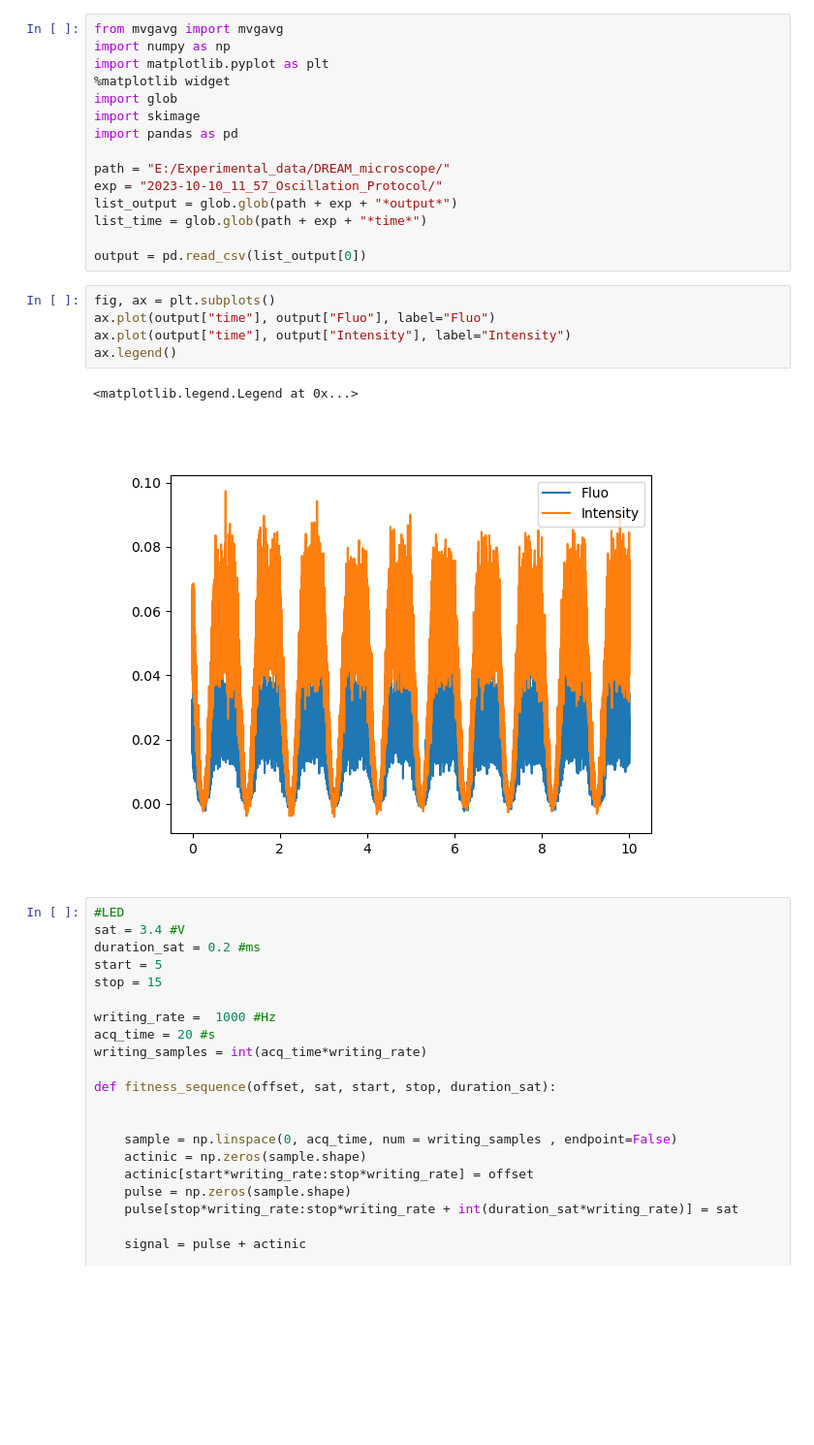
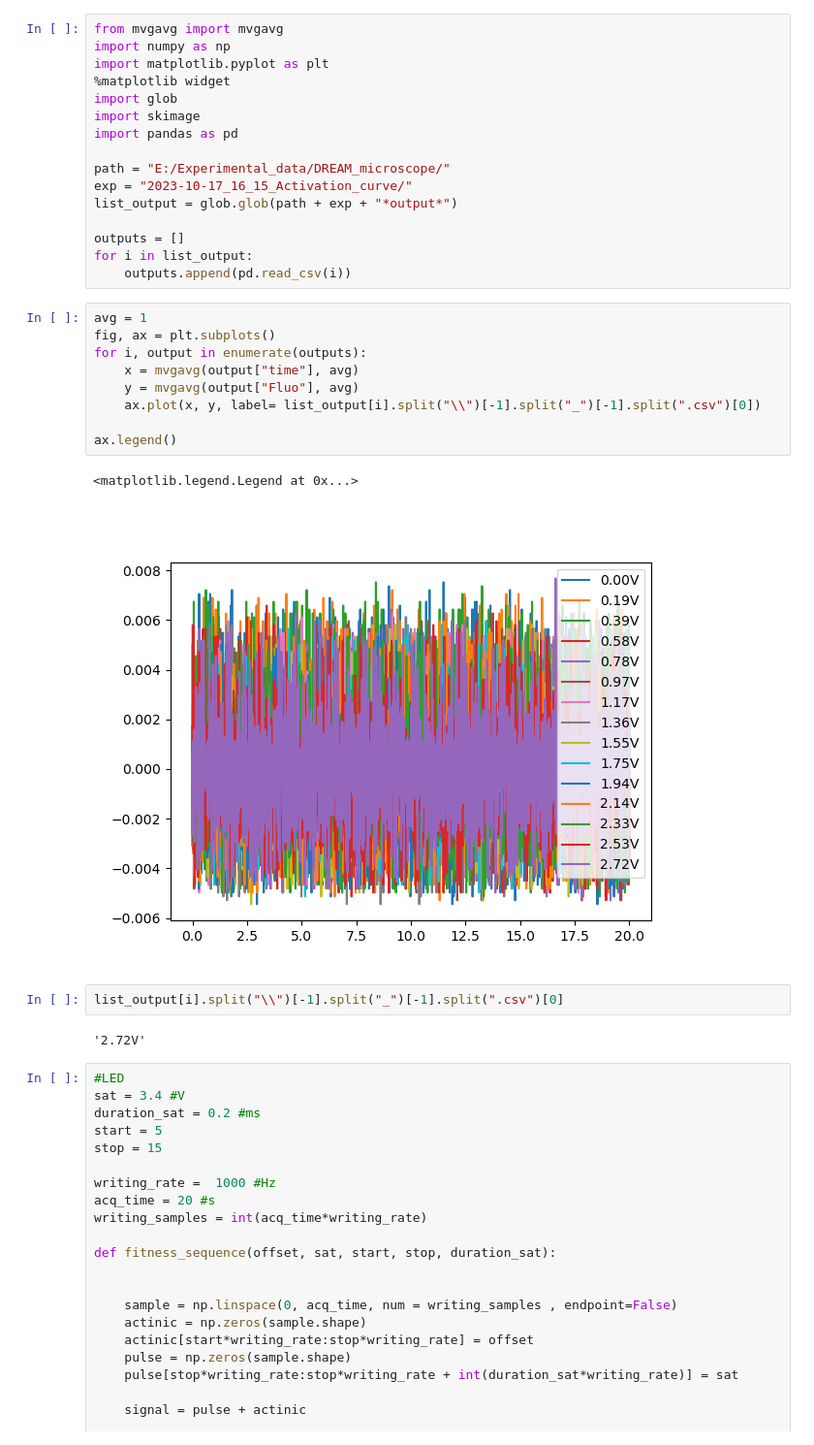
Before and after one commit to orlandomarcelo/DREAM_repo, a Jupyter notebook: Notebooks/DREAM_microscope.ipynb, the cells around one changed output. Shown at 97% size. Cells and saved outputs as stored; diff of their text form; blank space fills up the shorter version.

```diff
--- a/Notebooks/DREAM_microscope.ipynb
+++ b/Notebooks/DREAM_microscope.ipynb
@@ -8,19 +8,28 @@ import skimage
 import pandas as pd
 
 path = "E:/Experimental_data/DREAM_microscope/"
-exp = "2023-10-10_11_57_Oscillation_Protocol/"
+exp = "2023-10-17_16_15_Activation_curve/"
 list_output = glob.glob(path + exp + "*output*")
-list_time = glob.glob(path + exp + "*time*")
 
-output = pd.read_csv(list_output[0])
+outputs = []
+for i in list_output:
+    outputs.append(pd.read_csv(i))
-# %%
-fig, ax = plt.subplots()
-ax.plot(output["time"], output["Fluo"], label="Fluo")
-ax.plot(output["time"], output["Intensity"], label="Intensity")
-ax.legend()
-# %% [output]
-<matplotlib.legend.Legend at 0x...>
-[figure, removed]
+# %%
+avg = 1
+fig, ax = plt.subplots()
+for i, output in enumerate(outputs):
+    x = mvgavg(output["time"], avg)
+    y = mvgavg(output["Fluo"], avg)
+    ax.plot(x, y, label= list_output[i].split("\\")[-1].split("_")[-1].split(".csv")[0])
+
+ax.legend()
+# %% [output]
+<matplotlib.legend.Legend at 0x...>
+[figure, added]
+# %%
+list_output[i].split("\\")[-1].split("_")[-1].split(".csv")[0]
+# %% [output]
+'2.72V'
 # %%
 #LED
 sat = 3.4 #V
```
Also changed, not shown: parts of 7 cells of this notebook, 10 other files.
